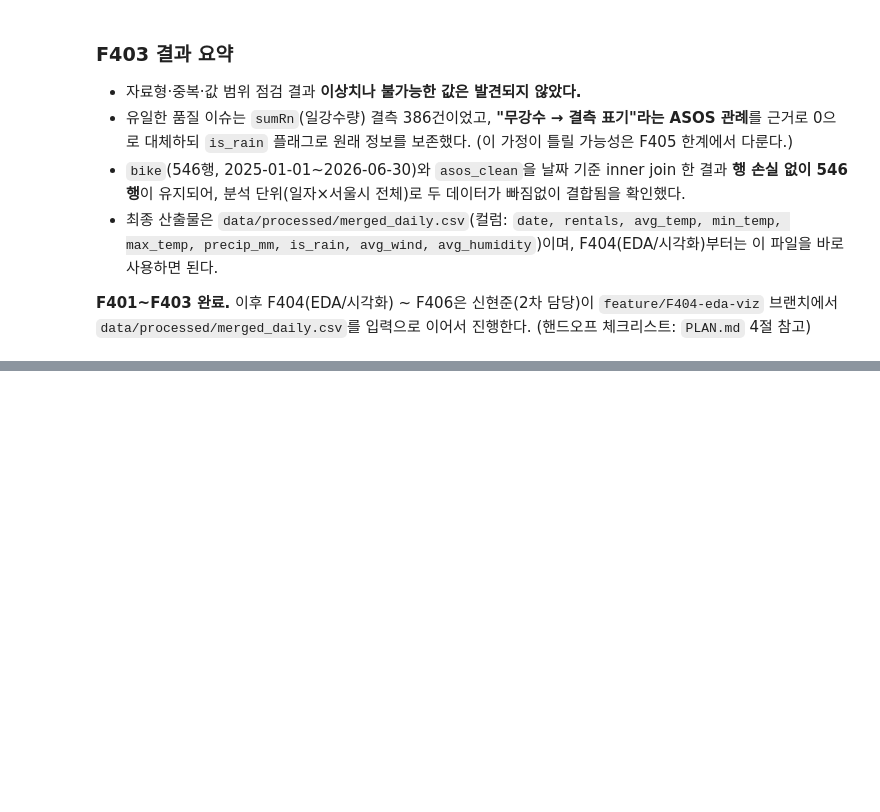
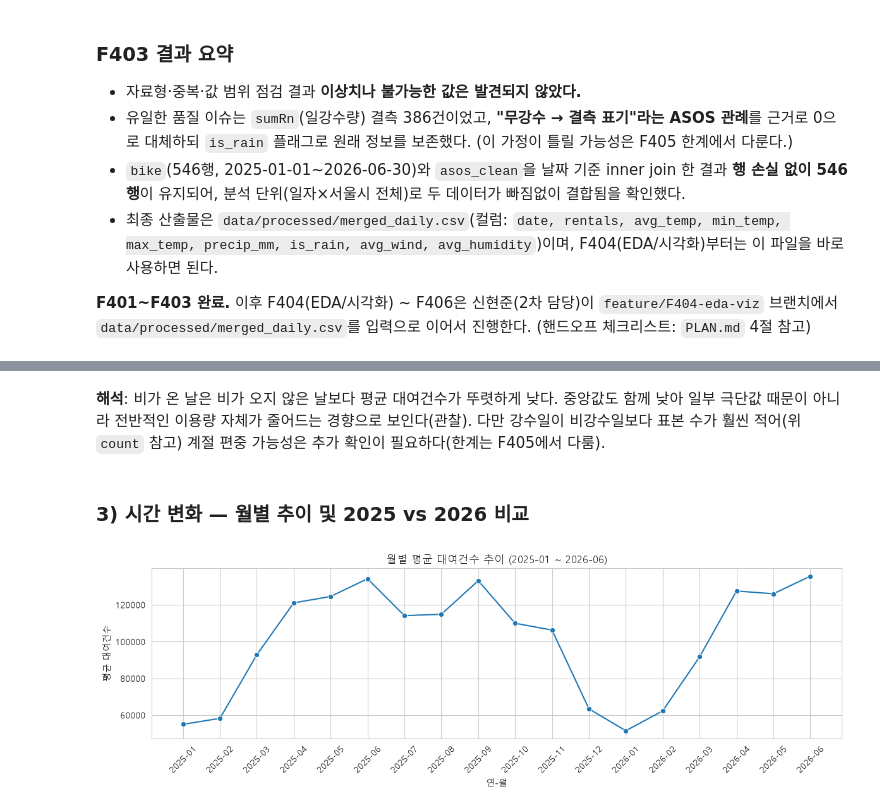
Before and after one commit to cheese-flavor/2026_ttareungi, a Jupyter notebook: notebooks/analysis.ipynb, the cells around one changed output, grey strips where cells are left out. Saved outputs shown, nothing was run; the diff lists cells and outputs as text; code cells hidden in the pictures; blank space fills up the shorter version.

```diff
--- a/notebooks/analysis.ipynb
+++ b/notebooks/analysis.ipynb
@@ -319,0 +388,18 @@ print("저장 완료:", merged_out_path, merged.shape)
+# %% [markdown]
+**해석**: 비가 온 날은 비가 오지 않은 날보다 평균 대여건수가 뚜렷하게 낮다. 중앙값도 함께 낮아
+일부 극단값 때문이 아니라 전반적인 이용량 자체가 줄어드는 경향으로 보인다(관찰). 다만 강수일이
+비강수일보다 표본 수가 훨씬 적어(위 `count` 참고) 계절 편중 가능성은 추가 확인이 필요하다(한계는 F405에서 다룸).
+# %% [markdown]
+### 3) 시간 변화 — 월별 추이 및 2025 vs 2026 비교
+# %%
+fig, ax = plt.subplots(figsize=(12, 4))
+monthly = df.groupby("yearmonth")["rentals"].mean().reset_index()
+sns.lineplot(data=monthly, x="yearmonth", y="rentals", marker="o", ax=ax)
+ax.set_title("월별 평균 대여건수 추이 (2025-01 ~ 2026-06)")
+ax.set_xlabel("연-월")
+ax.set_ylabel("평균 대여건수")
+ax.tick_params(axis="x", rotation=45)
+plt.tight_layout()
+plt.show()
+# %% [output]
+[figure, added]
```
Also changed, not shown: parts of 14 cells of this notebook, 1 other file.
